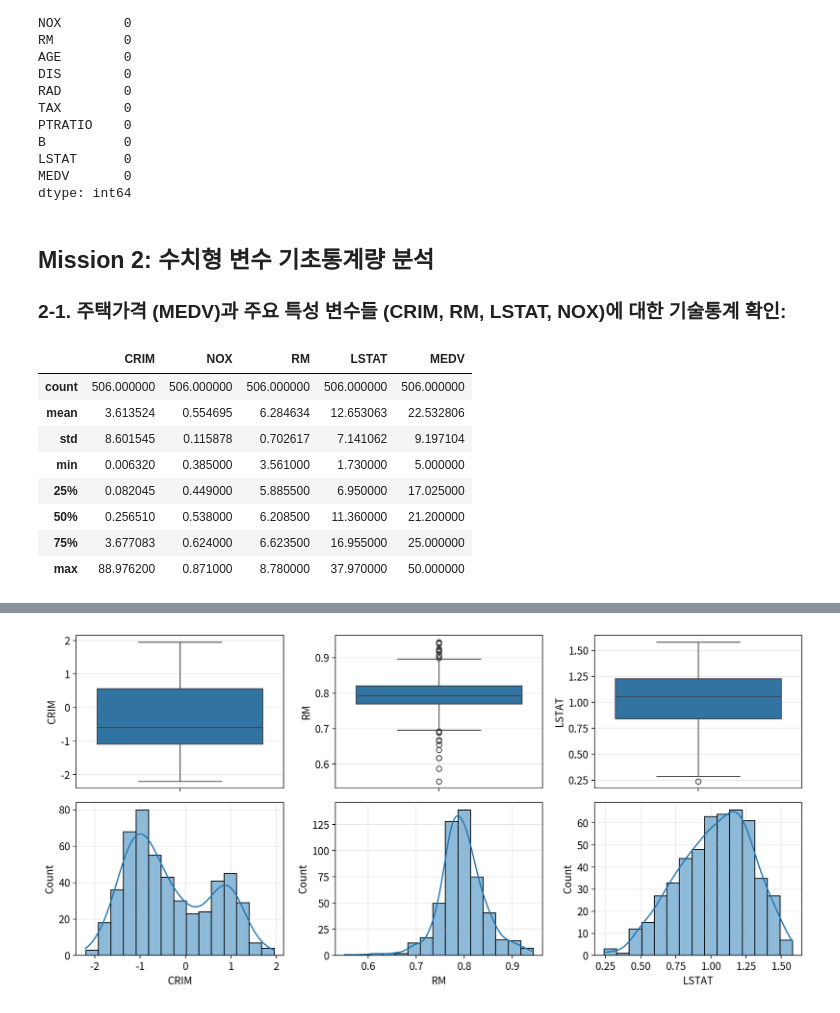
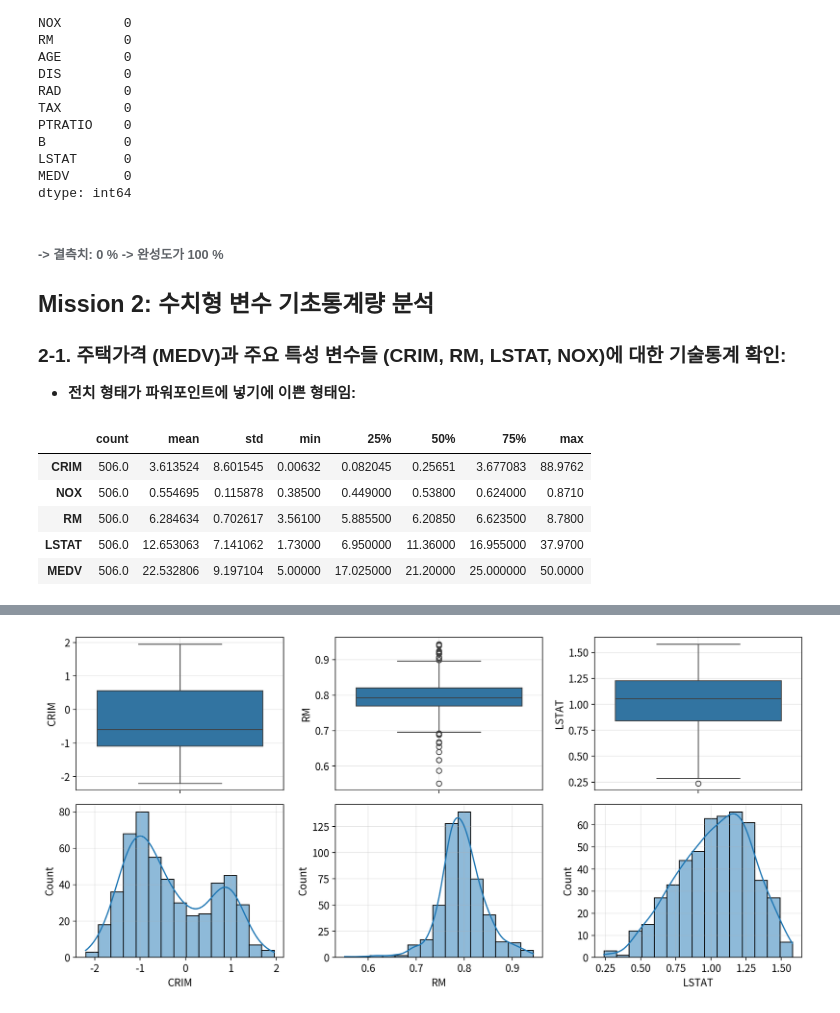
Before and after one commit to mvnvouno/python-study, a Jupyter notebook: Data Analysis Basic/09-데이터 분석 종합/연습문제.ipynb, the cells around one changed output, grey strips where cells are left out. Drawn from its saved outputs; the diff is of its cells as text; code cells hidden in the pictures.

```diff
--- a/Data Analysis Basic/09-데이터 분석 종합/연습문제.ipynb
+++ b/Data Analysis Basic/09-데이터 분석 종합/연습문제.ipynb
@@ -72,10 +91,8 @@ memory usage: 55.5 KB
 # %% [markdown]
 ### 1-2. 범주형 변수 (CHAS)의 데이터 타입 변환:
 # %%
-df_chas = df.replace({'CHAS': 1}, 'bounds')
-df_chas2 = df_chas.replace({'CHAS': 0}, 'noBounds')
-df_chas3 = df_chas2.astype({'CHAS': 'category'})
-df_chas3.info()
+df = origin.astype({'CHAS': 'category'})
+df.info()
 # %% [output]
 <class 'pandas.core.frame.DataFrame'>
 RangeIndex: 506 entries, 0 to 505
@@ -115,18 +134,19 @@ LSTAT      0
 MEDV       0
 dtype: int64
 # %% [markdown]
+###### -> 결측치: 0 % -> 완성도가 100 %
+
 ## Mission 2: 수치형 변수 기초통계량 분석
 
 ### 2-1. 주택가격 (MEDV)과 주요 특성 변수들 (CRIM, RM, LSTAT, NOX)에 대한 기술통계 확인:
+
+-  **전치 형태가 파워포인트에 넣기에 이쁜 형태임:**
 # %%
-df[['CRIM', 'NOX', 'RM', 'LSTAT', 'MEDV']].describe()
+df[['CRIM', 'NOX', 'RM', 'LSTAT', 'MEDV']].describe().T
 # %% [output]
-|  | CRIM | NOX | RM | LSTAT | MEDV |
-| count | 506.000000 | 506.000000 | 506.000000 | 506.000000 | 506.000000 |
-| mean | 3.613524 | 0.554695 | 6.284634 | 12.653063 | 22.532806 |
-| std | 8.601545 | 0.115878 | 0.702617 | 7.141062 | 9.197104 |
-| min | 0.006320 | 0.385000 | 3.561000 | 1.730000 | 5.000000 |
-| 25% | 0.082045 | 0.449000 | 5.885500 | 6.950000 | 17.025000 |
-| 50% | 0.256510 | 0.538000 | 6.208500 | 11.360000 | 21.200000 |
-| 75% | 3.677083 | 0.624000 | 6.623500 | 16.955000 | 25.000000 |
-| max | 88.976200 | 0.871000 | 8.780000 | 37.970000 | 50.000000 |
+|  | count | mean | std | min | 25% | 50% | 75% | max |
+| CRIM | 506.0 | 3.613524 | 8.601545 | 0.00632 | 0.082045 | 0.25651 | 3.677083 | 88.9762 |
+| NOX | 506.0 | 0.554695 | 0.115878 | 0.38500 | 0.449000 | 0.53800 | 0.624000 | 0.8710 |
+| RM | 506.0 | 6.284634 | 0.702617 | 3.56100 | 5.885500 | 6.20850 | 6.623500 | 8.7800 |
+| LSTAT | 506.0 | 12.653063 | 7.141062 | 1.73000 | 6.950000 | 11.36000 | 16.955000 | 37.9700 |
+| MEDV | 506.0 | 22.532806 | 9.197104 | 5.00000 | 17.025000 | 21.20000 | 25.000000 | 50.0000 |
```
Also changed, not shown: parts of 31 cells of this notebook, 1 other file.
